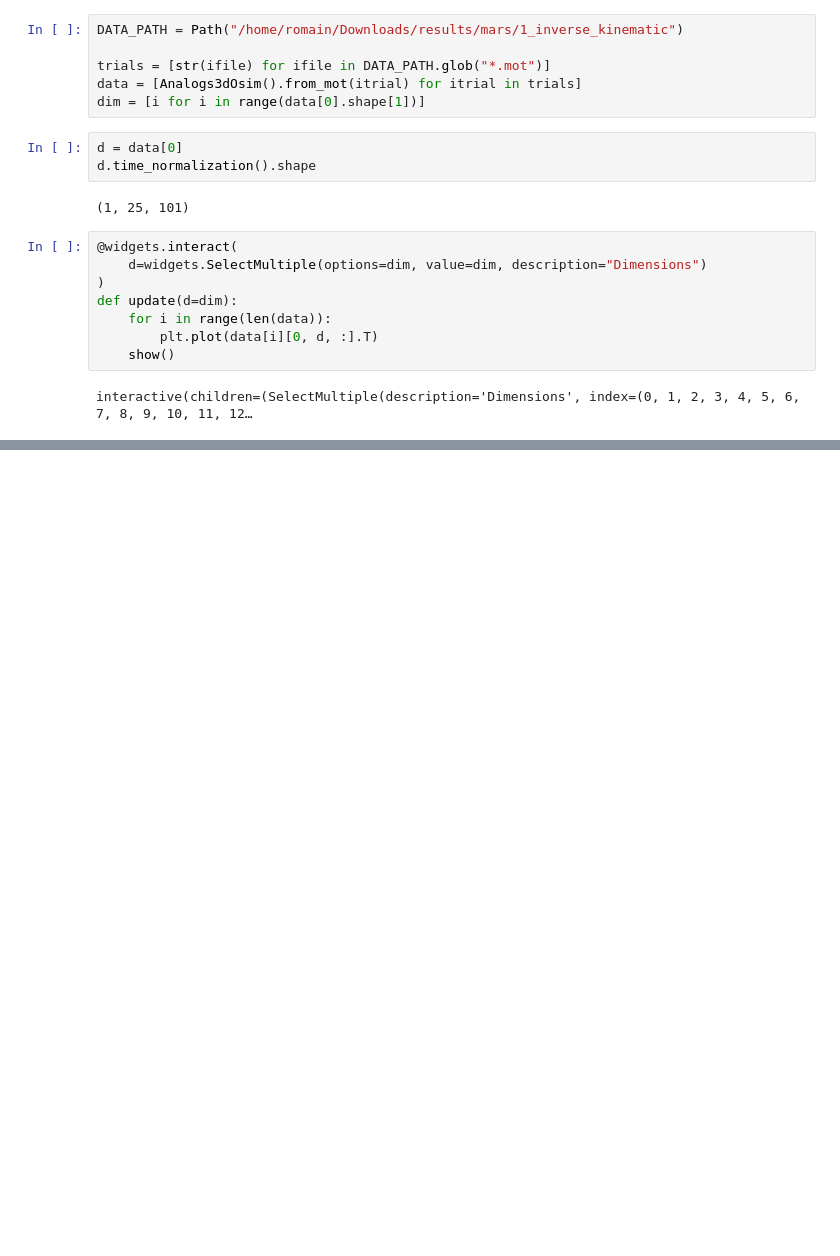
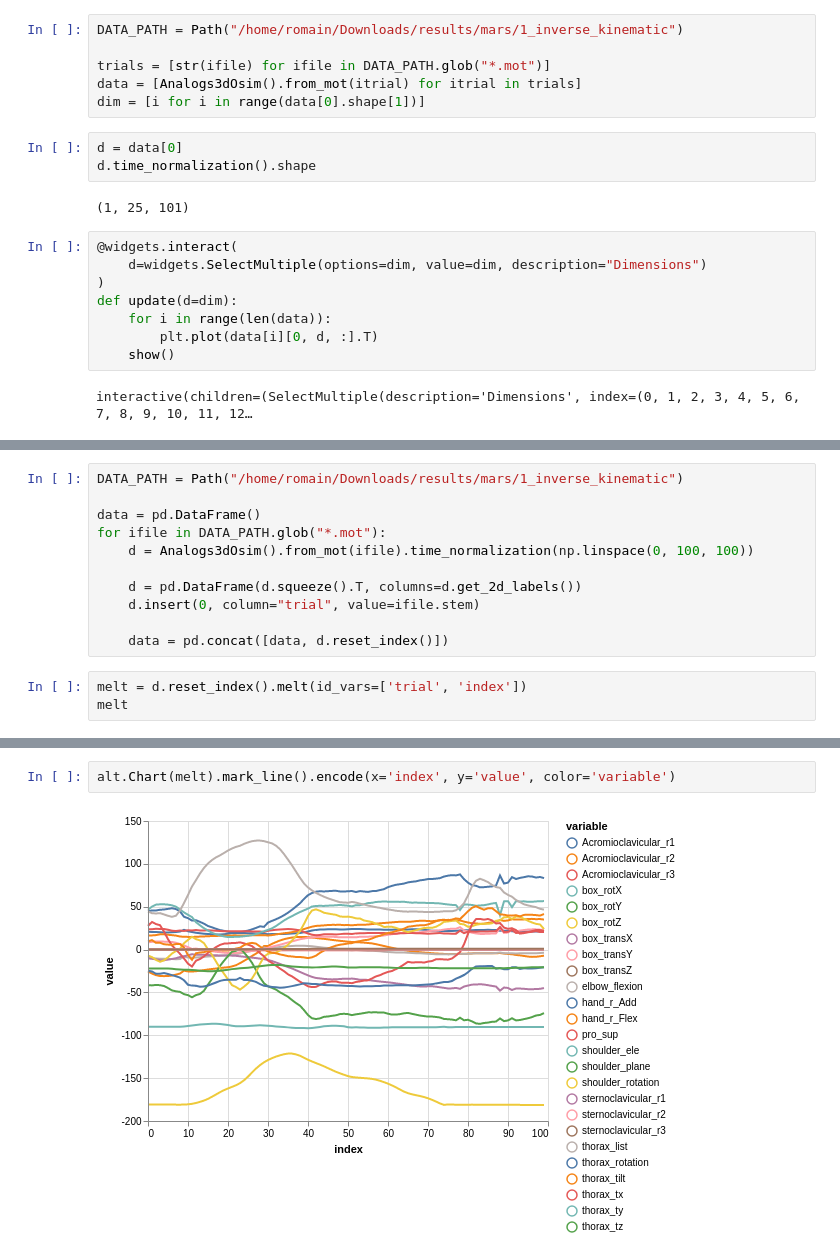
Before and after one commit to pyomeca/bioviz, a Jupyter notebook: examples/widget.ipynb, the cells around one changed output, grey strips where cells are left out. Drawn from its saved outputs; the diff is of its cells as text; blank space fills up the shorter version.

Commit message:
trying altair plot

```diff
--- a/examples/widget.ipynb
+++ b/examples/widget.ipynb
@@ -39,0 +54,14 @@ interactive(children=(SelectMultiple(description='Dimensions', index=(0, 1, 2, 3
+# %%
+DATA_PATH = Path("/home/romain/Downloads/results/mars/1_inverse_kinematic")
+
+data = pd.DataFrame()
+for ifile in DATA_PATH.glob("*.mot"):
+    d = Analogs3dOsim().from_mot(ifile).time_normalization(np.linspace(0, 100, 100))
+
+    d = pd.DataFrame(d.squeeze().T, columns=d.get_2d_labels())
+    d.insert(0, column="trial", value=ifile.stem)
+
+    data = pd.concat([data, d.reset_index()])
+# %%
+melt = d.reset_index().melt(id_vars=['trial', 'index'])
+melt
@@ -39,0 +87,4 @@ interactive(children=(SelectMultiple(description='Dimensions', index=(0, 1, 2, 3
+# %%
+alt.Chart(melt).mark_line().encode(x='index', y='value', color='variable')
+# %% [output]
+[figure, added]
```
Also changed, not shown: parts of 3 cells of this notebook, 1 other file.
